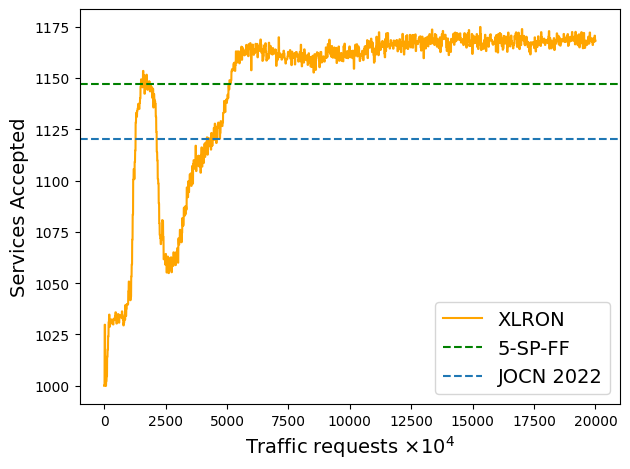
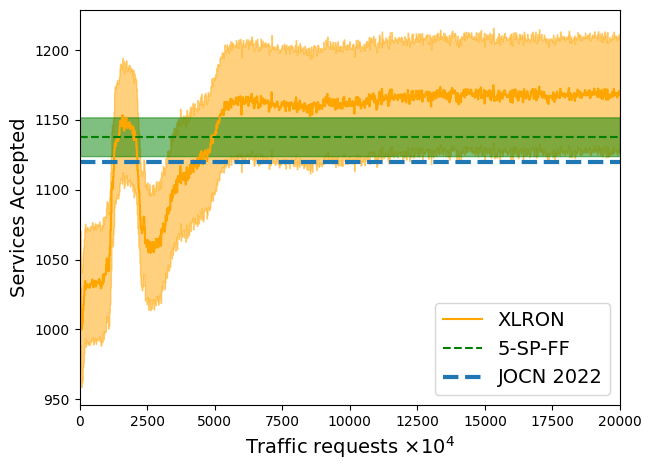
The notebook cell's code change between the first figure and the second:
--- before
+++ after
@@ -1,5 +1,8 @@
 plt.plot(accepted_services, color="orange", label="XLRON")
+#plt.plot(kspff_accepted_services, color='green', label="5-SP-FF")
+plt.fill_between(range(len(accepted_services)), accepted_services-accepted_services_std, accepted_services+accepted_services_std, color="orange", alpha=0.5)
+plt.fill_between(range(len(accepted_services)), kspff_mean-kspff_std, kspff_mean+kspff_std, color='green', alpha=0.5)
 plt.axhline(y=kspff_mean, color='green', linestyle='--', label='5-SP-FF')
-plt.axhline(y=1120, linestyle='--', label='JOCN 2022')
+plt.axhline(y=1120, linestyle='--', label='JOCN 2022', linewidth=3)
 plt.xlabel("Traffic requests $\\times 10^4$", fontsize=14)
 plt.ylabel("Services Accepted", fontsize=14)
@@ -7,4 +10,5 @@
 # Adjust the layout to prevent overlap
 plt.tight_layout()
+plt.xlim(0,20000)
 # Add more customization as needed
 plt.legend(loc='lower right', fontsize=14)

Commit: JOCN plotting updates